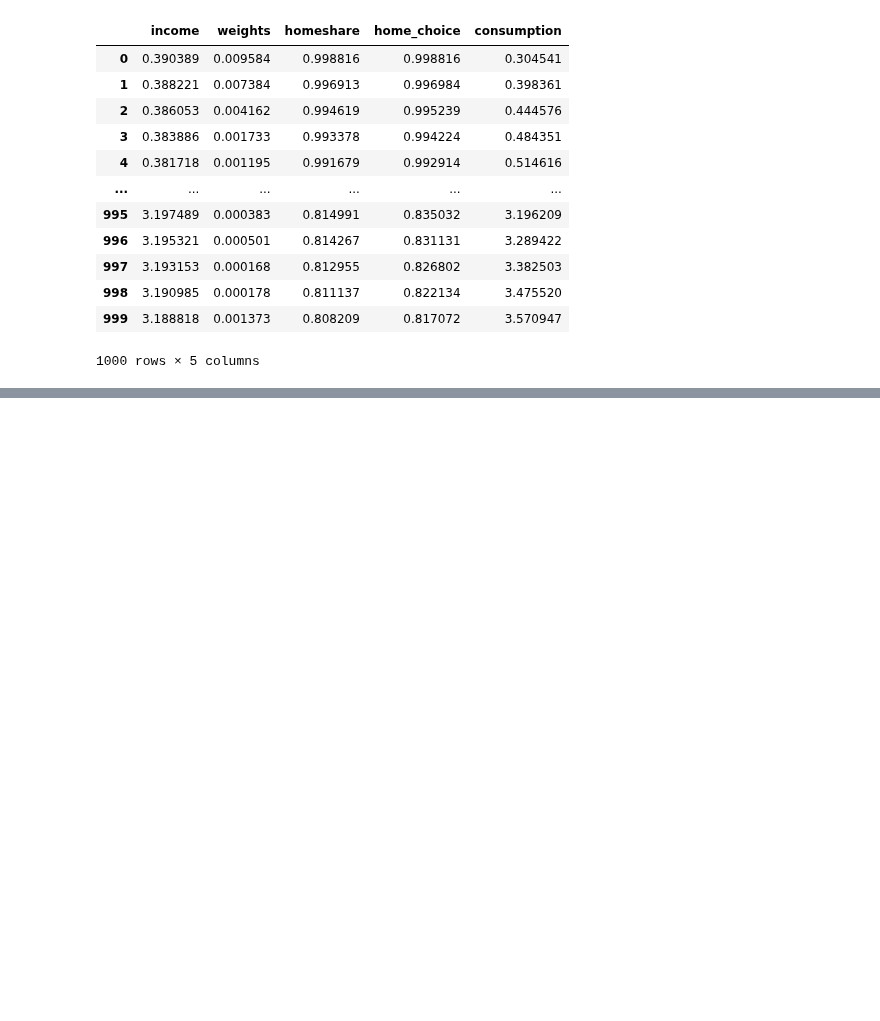
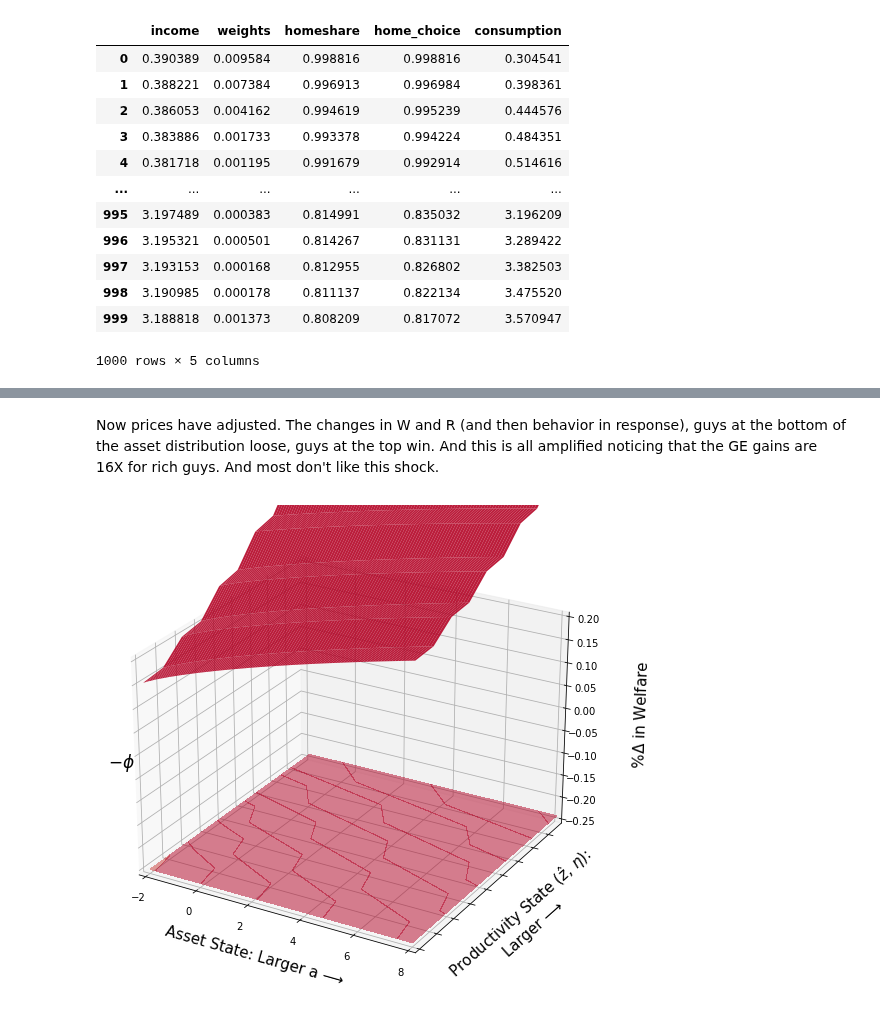
Before and after one commit to mwaugh0328/heterogeneous-agent-trade, a Jupyter notebook: notebooks/model-summary-statistics-Copy1.ipynb, the cells around one changed output, grey strips where cells are left out. Cells and saved outputs as stored; diff of their text form; code cells hidden in the pictures; blank space fills up the shorter version.

```diff
--- a/notebooks/model-summary-statistics-Copy1.ipynb
+++ b/notebooks/model-summary-statistics-Copy1.ipynb
@@ -10,6 +10,20 @@ from scipy.interpolate import griddata
 import matplotlib.colors as colors
 
 import weightedcalcs as wc
+# %%
+def create_grid(df,x,y,z):
+    # 2D-arrays from DataFrame
+    x1 = np.linspace(df[x].min(), df[x].max(), len(df[x].unique()))
+
+    y1 = np.linspace(df[y].min(), df[y].max(), len(df[y].unique()))
+
+
+    x2, y2 = np.meshgrid(x1, y1)
+
+# Interpolate unstructured D-dimensional data.
+    z2 = griddata((df[x], df[y]), df[z], (x2, y2), method='linear')
+
+    return x2, y2, z2
 # %%
 hh = pd.read_csv("household_data_pre.csv")
 # %%
@@ -172,0 +227,46 @@ ax.set_xlim(-1.5,1.5)
+# %% [markdown]
+Now prices have adjusted. The changes in W and R (and then behavior in response), guys at the bottom of the asset distribution loose, guys at the top win. And this is all amplified noticing that the GE gains are 16X for rich guys. And most don't like this shock.
+# %%
+welfare = pd.read_csv("welfare-US-can-fix-p.csv")
+
+x, y, z = create_grid(welfare,"asset","shock","welfare")
+
+fig = plt.figure(figsize = [15.0,9.0], tight_layout = True)
+
+#ax = fig.gca(projection='3d')
+
+ax = fig.add_subplot(projection='3d')
+
+surf = ax.plot_surface(x, y, z, rstride=1, cstride=1, cmap='coolwarm', norm=colors.Normalize(vmin=-0.16, vmax=0.16),
+                    linewidth=0, antialiased=True, alpha = 0.90, linestyles = "dashed")
+
+ofs = -.25
+
+ax.contourf(x, y, z, 10, offset=ofs, cmap='coolwarm', norm=colors.Normalize(vmin=-0.16, vmax=0.16),
+                 alpha = 0.50, linestyles = "dashed")
+
+ax.view_init(25,300)
+ax.set_xlim(-2.05,8.05)
+#ax.set_xticklabels([0.0])
+
+ax.set_ylim(0.95,9.7)
+ax.set_yticklabels([])
+
+ax.set_zlim(-.25, 0.20)
+#ax.set_zticklabels(["   -0.01", "    0.00", "    0.01", "    0.02", "    0.03", "    0.04"], fontsize = 14)
+
+ax.text(-2.75, 0.05, -0.01, "$-\phi$", fontsize = 17)
+
+#ax.text(-2.95, 0.05, 0.024, "ACR -> \nRep Agent = 0.025", fontsize = 13)
+
+# ax.text(-3.5, 0.25, 4.0, "$1 / \sigma_{\epsilon}$", fontsize = 17)
+
+ax.set_ylabel("\n Productivity State ($\hat z$, $\eta$):\n Larger ⟶ ", fontsize = 15)
+ax.set_xlabel("\n Asset State: Larger a ⟶ " , fontsize = 15)
+ax.set_zlabel("\n \n \n \n %$\Delta$ in Welfare", fontsize = 15)
+
+#plt.savefig("../notes/figures/welfare-elasticity.pdf", bbox_inches = "tight")
+
+plt.show()
+# %% [output]
+[figure, added]
```
Also changed, not shown: parts of 13 cells of this notebook, 12 other files.
